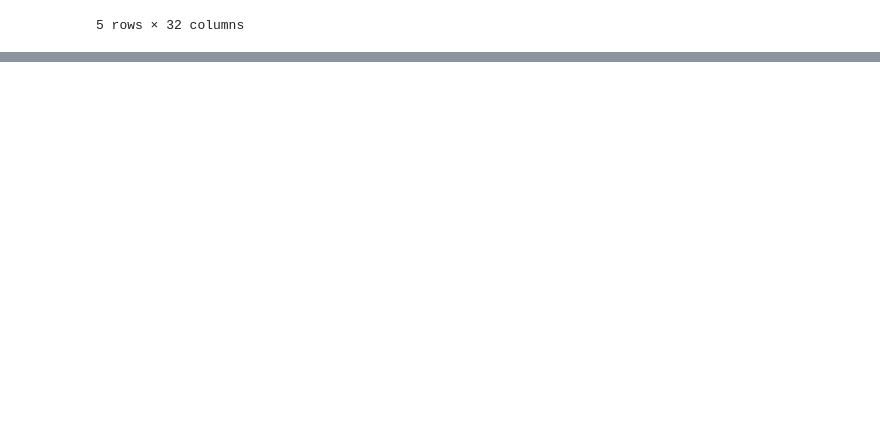
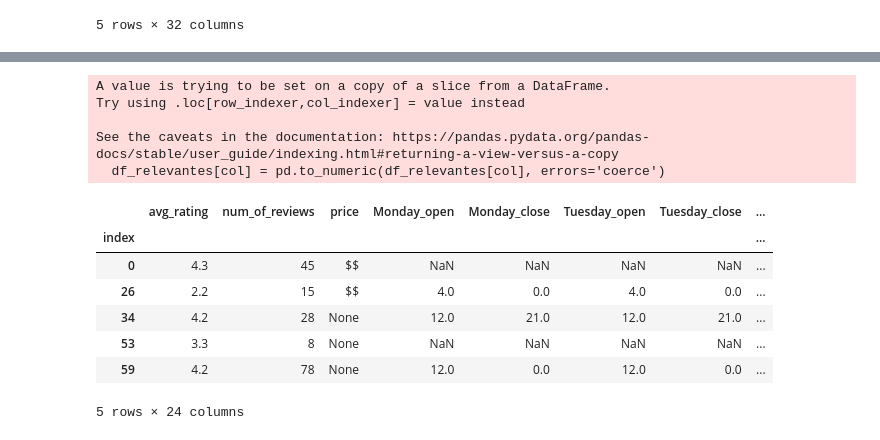
Before and after one commit to victoriariso/Henry_DS_ProyectoFinal, a Jupyter notebook: Modelos ML/Sistema de recomendación NJNY.ipynb, the cells around one changed output, grey strips where cells are left out. Drawn from its saved outputs; the diff is of its cells as text; code cells hidden in the pictures; blank space fills up the shorter version.

```diff
--- a/Modelos ML/Sistema de recomendación NJNY.ipynb
+++ b/Modelos ML/Sistema de recomendación NJNY.ipynb
@@ -41,3 +41,12 @@ Primeras filas del DataFrame:
 | 53 | 0x89c3acab12c10d5d:0x73285fc4bd78... | Gulistan Pizza | 783 S Orange Ave | Newark | NJ | 07106 | 40.745207 | -74.220116 | 3.3 | ... |
 | 59 | 0x89c259f744b20deb:0xb536eb5ee402... | FREEHOLD In The Park | 20 Union Square W | New York | NY | 10003 | 40.736450 | -73.989926 | 4.2 | ... |
 5 rows × 32 columns
+# %%
+# Seleccionar características relevantes
+caracteristicas_relevantes = ['avg_rating', 'num_of_reviews', 'price','Monday_open', 'Monday_close', 'Tuesday_open', 'Tuesday_close', 'Wednesday_open', 'Wednesday_close', 'Thursday_open', 'Thursday_close', 'Friday_open', 'Friday_close', 'Saturday_open', 'Saturday_close', 'Sunday_open', 'Sunday_close', 'Delivery', 'Dine-in', 'Takeout', 'Good for kids', 'Casual', 'Dinner', 'Lunch']
+
+# Crear un nuevo DataFrame con las características seleccionadas
+df_relevantes = df[caracteristicas_relevantes]
+
+# Mostrar las primeras filas del nuevo DataFrame
+df_relevantes.head()
@@ -43,0 +62,23 @@ Primeras filas del DataFrame:
+# %%
+# Convertir las columnas de horarios a formato numérico
+horarios_columnas = ['Monday_open', 'Monday_close', 'Tuesday_open', 'Tuesday_close', 'Wednesday_open', 'Wednesday_close', 'Thursday_open', 'Thursday_close', 'Friday_open', 'Friday_close', 'Saturday_open', 'Saturday_close', 'Sunday_open', 'Sunday_close']
+
+for col in horarios_columnas:
+    df_relevantes[col] = pd.to_numeric(df_relevantes[col], errors='coerce')
+
+# Mostrar las primeras filas del DataFrame para verificar la conversión
+df_relevantes.head()
+# %% [output]
+A value is trying to be set on a copy of a slice from a DataFrame.
+Try using .loc[row_indexer,col_indexer] = value instead
+
+See the caveats in the documentation: https://pandas.pydata.org/pandas-docs/stable/user_guide/indexing.html#returning-a-view-versus-a-copy
+  df_relevantes[col] = pd.to_numeric(df_relevantes[col], errors='coerce')
+|  | avg_rating | num_of_reviews | price | Monday_open | Monday_close | Tuesday_open | Tuesday_close | ... |
+| index |  |  |  |  |  |  |  | ... |
+| 0 | 4.3 | 45 | $$ | NaN | NaN | NaN | NaN | ... |
+| 26 | 2.2 | 15 | $$ | 4.0 | 0.0 | 4.0 | 0.0 | ... |
+| 34 | 4.2 | 28 | None | 12.0 | 21.0 | 12.0 | 21.0 | ... |
+| 53 | 3.3 | 8 | None | NaN | NaN | NaN | NaN | ... |
+| 59 | 4.2 | 78 | None | 12.0 | 0.0 | 12.0 | 0.0 | ... |
+5 rows × 24 columns
```
Also changed, not shown: parts of 12 cells of this notebook.
